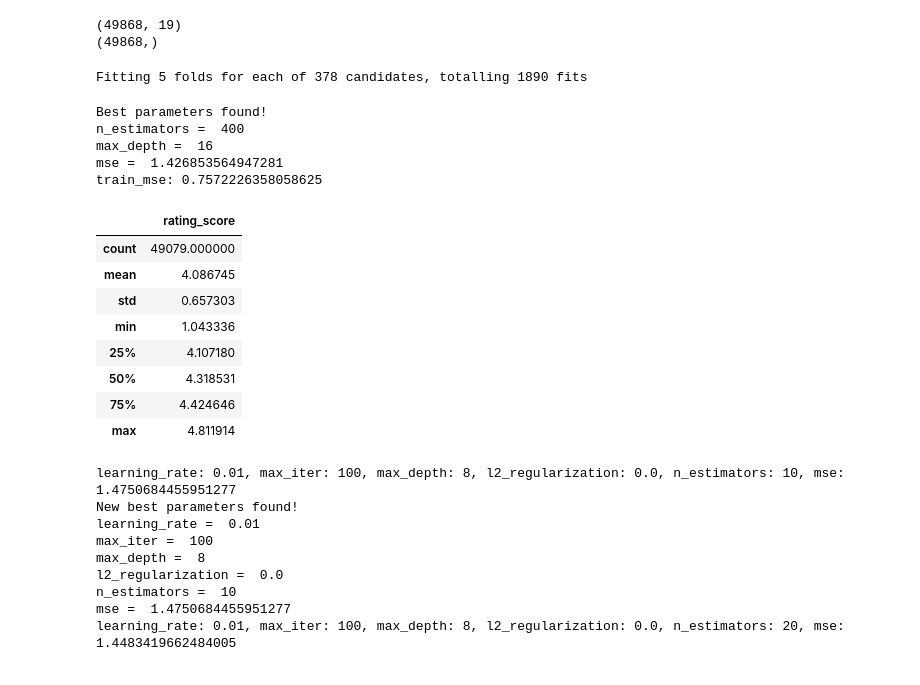
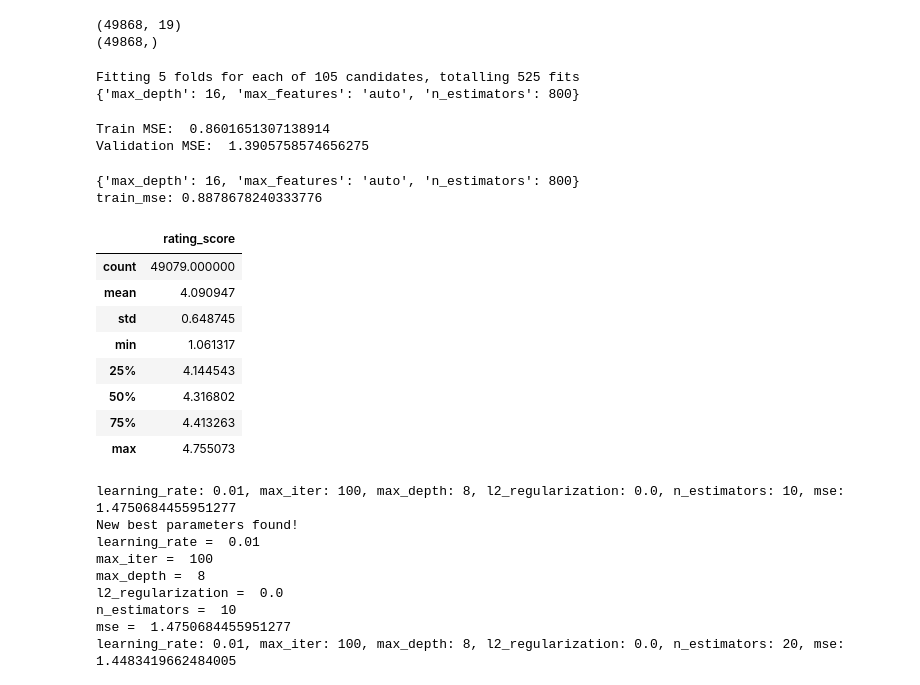
Before and after one commit to bersilin-robert1609/CS5691-PRML, a Jupyter notebook: DataContest/script/data_contest.ipynb, the cells around one changed output. Drawn from its saved outputs; the diff is of its cells as text; code cells hidden in the pictures.

Commit message:
Random ! submmission made

```diff
--- a/DataContest/script/data_contest.ipynb
+++ b/DataContest/script/data_contest.ipynb
@@ -331,58 +331,74 @@ print(Y_train.shape)
 rf = RandomForestRegressor()
 param_grid = {
     'n_estimators': [100, 200, 300, 400, 500, 600, 800],
-    'max_features': ['auto', 'sqrt', 'log2', None, 0.2, 0.3],
-    'max_depth' : [5, 7, 9, 11, 13, 15, 18, 20, None],
-    'criterion' :['squared_error']
+    'max_features': ['auto', 'sqrt', 'log2'],
+    'max_depth' : [5, 9, 12, 16, None]
 }
-CV_rfc = GridSearchCV(estimator=rf, param_grid=param_grid, cv= 5, n_jobs=5, verbose=2)
+CV_rfc = GridSearchCV(estimator=rf, param_grid=param_grid, cv= 5, n_jobs=5, verbose=5)
 CV_rfc.fit(X_train, Y_train)
 print(CV_rfc.best_params_)
 # %% [output]
-Fitting 5 folds for each of 378 candidates, totalling 1890 fits
+Fitting 5 folds for each of 105 candidates, totalling 525 fits
+{'max_depth': 16, 'max_features': 'auto', 'n_estimators': 800}
+# %%
+best_params = CV_rfc.best_params_
+
+# split train to train and validation
+X_train_2, X_val, Y_train_2, Y_val = train_test_split(X_train, Y_train, test_size=0.2, random_state=42)
+
+# use best parameters to train Random Forest Regressor
+rf = RandomForestRegressor(n_estimators=best_params['n_estimators'], max_features=best_params['max_features'], max_depth=best_params['max_depth'])
+rf.fit(X_train_2, Y_train_2)
+
+train_mse = mean_squared_error(Y_train_2, rf.predict(X_train_2))
+val_mse = mean_squared_error(Y_val, rf.predict(X_val))
+
+print('Train MSE: ', train_mse)
+print('Validation MSE: ', val_mse)
+# %% [output]
+Train MSE:  0.8601651307138914
+Validation MSE:  1.3905758574656275
 # %%
 # use best params to build model
 best_params = CV_rfc.best_params_
-model = RandomForestRegressor(n_estimators=best_params['n_estimators'], max_features=best_params['max_features'], max_depth=best_params['max_depth'], criterion=best_params['criterion'])
+print(best_params)
+model = RandomForestRegressor(n_estimators=best_params['n_estimators'], max_features=best_params['max_features'], max_depth=best_params['max_depth'])
 model.fit(X_train, Y_train)
 
 train_mse = mean_squared_error(Y_train, model.predict(X_train))
 print("train_mse: {}".format(train_mse))
 
 test_booking_df = bookings_payment_df[bookings_payment_df['booking_id'].isin(test_data['booking_id'])]
 
 # create X_test
 test_booking_df = test_booking_df.sort_values(by=['booking_id'])
 X_test = test_booking_df.drop(['booking_id'], axis=1)
 
 Y_test_pred = model.predict(X_test)
 
 # prepare submission file
 submission = pd.DataFrame()
 submission['booking_id'] = test_booking_df['booking_id']
 submission['rating_score'] = Y_test_pred
 
 # change ratings below 0 to 0 and above 5 to 5
 submission['rating_score'] = submission['rating_score'].apply(lambda x: 1 if x < 1 else x)
 submission['rating_score'] = submission['rating_score'].apply(lambda x: 5 if x > 5 else x)
 
-submission.to_csv('RandomForestTest-best-2.csv', index=False)
+submission.to_csv('RandomForestTest-best-3.csv', index=False)
 submission.describe()
 # %% [output]
-Best parameters found!
-n_estimators =  400
-max_depth =  16
-mse =  1.426853564947281
-train_mse: 0.7572226358058625
+{'max_depth': 16, 'max_features': 'auto', 'n_estimators': 800}
+train_mse: 0.8878678240333776
 |  | rating_score |
 | count | 49079.000000 |
-| mean | 4.086745 |
-| std | 0.657303 |
-| min | 1.043336 |
-| 25% | 4.107180 |
-| 50% | 4.318531 |
-| 75% | 4.424646 |
-| max | 4.811914 |
+| mean | 4.090947 |
+| std | 0.648745 |
+| min | 1.061317 |
+| 25% | 4.144543 |
+| 50% | 4.316802 |
+| 75% | 4.413263 |
+| max | 4.755073 |
 # %%
 # paramters for voting regressor
 learning_rate = [0.05, 0.1, 0.2, 0.3]
```
Also changed, not shown: parts of 1 cell of this notebook, 2 other files.
